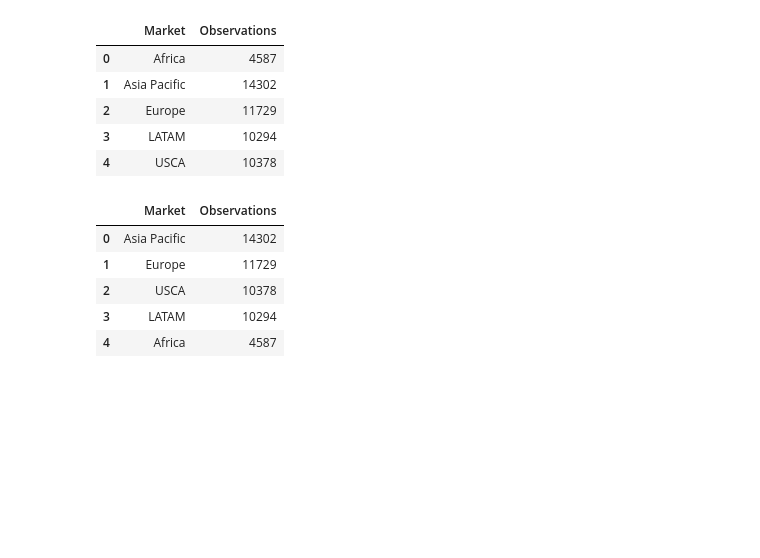
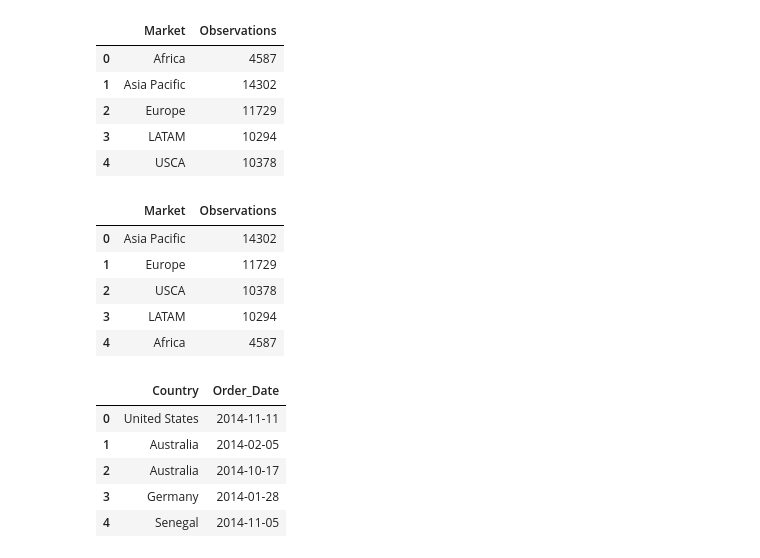
Before and after one commit to rachael-meinders/superstore, a Jupyter notebook: superstore analysis folder/superstore data exploration2.ipynb, the cells around one changed output. Drawn from its saved outputs; the diff is of its cells as text; code cells hidden in the pictures; blank space fills up the shorter version.

```diff
--- a/superstore analysis folder/superstore data exploration2.ipynb
+++ b/superstore analysis folder/superstore data exploration2.ipynb
@@ -250,3 +250,14 @@ market_df.head()
 # %%
 # save new csv to resources folder
 market_df.to_csv("resources/market_superstore_observations.csv")
+# %%
+#
+country_order_cnt_df = df[["Country", "Order_Date", ]]
+country_order_cnt_df.head()
+# %% [output]
+|  | Country | Order_Date |
+| 0 | United States | 2014-11-11 |
+| 1 | Australia | 2014-02-05 |
+| 2 | Australia | 2014-10-17 |
+| 3 | Germany | 2014-01-28 |
+| 4 | Senegal | 2014-11-05 |
```
Also changed, not shown: parts of 2 cells of this notebook.
